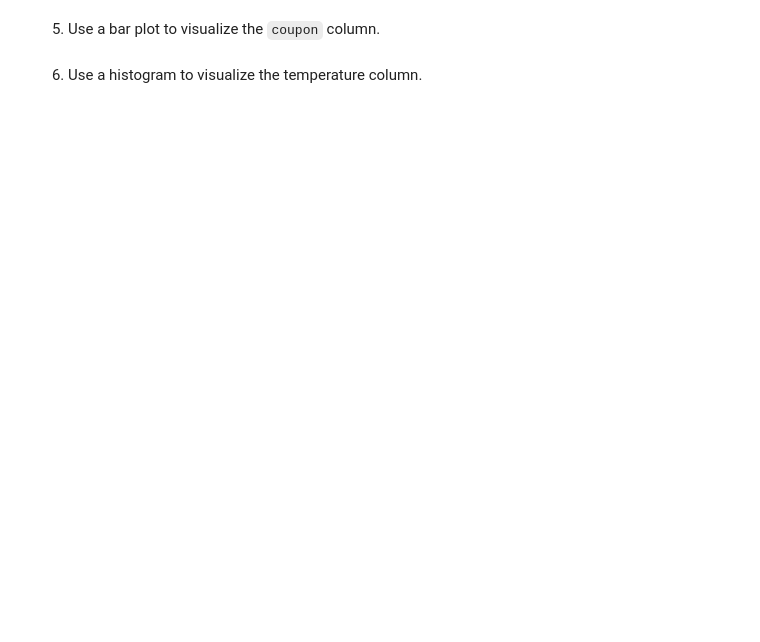
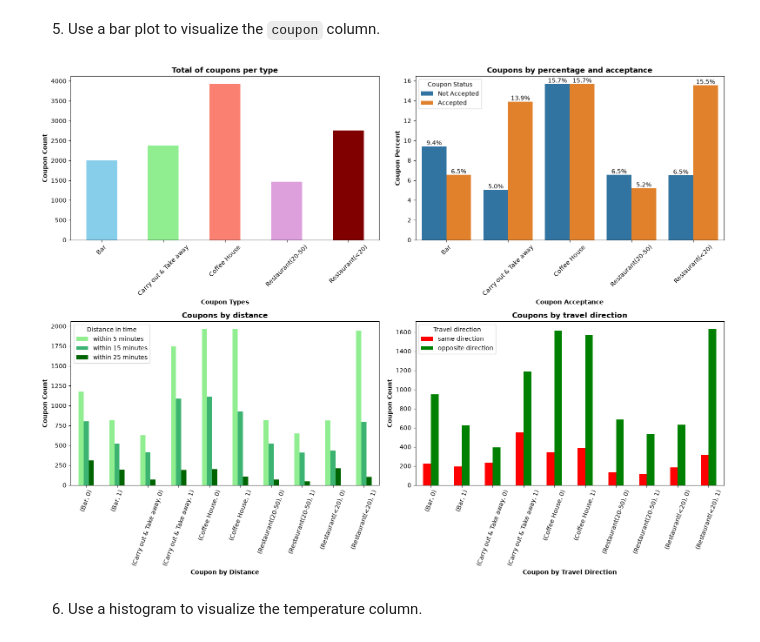
Before and after one commit to jonasmayor/Coupons_Research_Data, a Jupyter notebook: prompt.ipynb, the cells around one changed output. Saved outputs shown, nothing was run; the diff lists cells and outputs as text; code cells hidden in the pictures; blank space fills up the shorter version.

```diff
--- a/prompt.ipynb
+++ b/prompt.ipynb
@@ -224,2 +233,70 @@ need to find relevant columns to crosstab or find good findings to plot this one
+# %%
+
+plt.figure(figsize = (16,12))
+ax1 = plt.subplot(2, 2, 1)
+data["coupon"].value_counts().sort_index().plot( kind="bar", color=["skyblue", "lightgreen", "salmon", "plum", "maroon"], ax = ax1)
+plt.tick_params(axis='x', labelrotation=45)
+plt.xlabel('Coupon Types', fontweight='bold')
+plt.ylabel('Coupon Count',fontweight='bold')
+plt.title('Total of coupons per type', fontweight='bold')
+
+ax2 = plt.subplot(2, 2, 2)
+coupon_acceptance = sns.countplot(data, x='coupon', hue='Y',  order=sorted(data["coupon"].unique()), ax=ax2, stat='percent')
+plt.tick_params(axis='x', labelrotation=45)
+plt.xlabel('Coupon Acceptance', fontweight='bold')
+plt.ylabel('Coupon Percent',fontweight='bold')
+plt.title('Coupons by percentage and acceptance', fontweight='bold')
+handles, labels = plt.gca().get_legend_handles_labels()
+plt.legend(
+    handles,
+    ["Not Accepted", "Accepted"],
+    title="Coupon Status"
+)
+
+for container in coupon_acceptance.containers:
+    coupon_acceptance.bar_label(
+        container,
+        fmt="%.1f%%"
+    )
+
+ax3 = plt.subplot(2, 2, 3)
+data.groupby(['coupon','Y']).agg(
+    {'toCoupon_GEQ5min':'sum', 'toCoupon_GEQ15min':'sum', 'toCoupon_GEQ25min':'sum'}).plot(kind='bar', ax= ax3, color = ["lightgreen", "mediumseagreen", "darkgreen"])
+plt.tick_params(axis='x', labelrotation=70)
+plt.xlabel('Coupon by Distance', fontweight='bold')
+plt.ylabel('Coupon Count',fontweight='bold')
+plt.title('Coupons by distance', fontweight='bold')
+
+handles, labels = plt.gca().get_legend_handles_labels()
+plt.legend(
+    handles,
+    ["within 5 minutes", "within 15 minutes", "within 25 minutes"],
+    title="Distance in time"
+)
+
+ax4 = plt.subplot(2, 2, 4)
+data.groupby(['coupon','Y']).agg(
+    {'direction_same':'sum', 'direction_opp':'sum'}).plot(kind='bar', ax=ax4, color=["red", "green"])
+plt.tick_params(axis='x', labelrotation=70)
+plt.xlabel('Coupon by Travel Direction', fontweight='bold')
+plt.ylabel('Coupon Count',fontweight='bold')
+plt.title('Coupons by travel direction', fontweight='bold')
+
+handles, labels = plt.gca().get_legend_handles_labels()
+plt.legend(
+    handles,
+    ["same direction", "opposite direction"],
+    title="Travel direction"
+)
+
+plt.tight_layout()
+
+#Here are some insighs related to the coupons in general, first two is by providing the coupons itself and the third and fourth are related to distance and travel direction
+#1. The coupons amount was not equally distributed, the 'Coffe House' was the most distributed coupons and 'Restaurant(20-50)' where the least.
+#2. Acceptance between each type of coupons was also widely different, 'Coffe House' was equally accepted and rejected, Bar had the worse acceptance ratio while 'Carry out & Take away' had the best.
+#3.
+#4.
+# %% [output]
+[figure, added]
 # %% [markdown]
 6. Use a histogram to visualize the temperature column.
```
Also changed, not shown: parts of 7 cells of this notebook.
